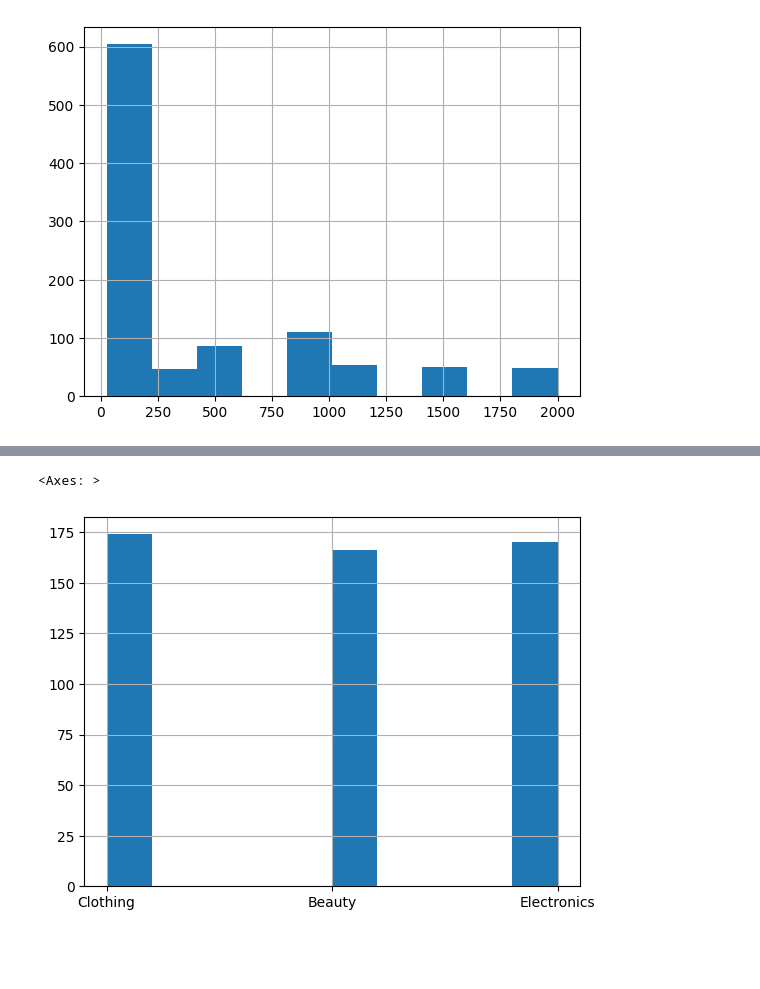
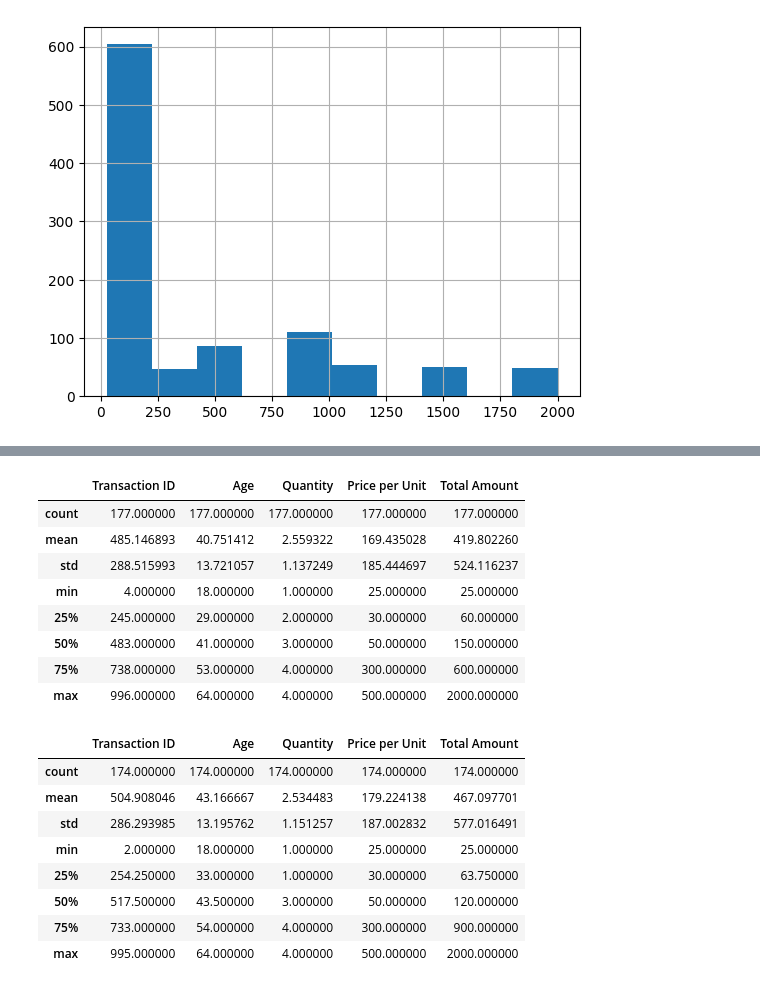
Before and after one commit to nikhilgudur/MSDA, a Jupyter notebook: data-220/hw-02/Gudur_HW2.ipynb, the cells around one changed output, grey strips where cells are left out. Drawn from its saved outputs; the diff is of its cells as text; code cells hidden in the pictures; blank space fills up the shorter version.

```diff
--- a/data-220/hw-02/Gudur_HW2.ipynb
+++ b/data-220/hw-02/Gudur_HW2.ipynb
@@ -30,9 +25,32 @@ male_customers["Product Category"].hist(bins=10)
-# %%
-female_customers = df[(df["Gender"] == "Female")]
-
-female_customers['Product Category'].hist(bins=10)
-# %% [output]
-<Axes: >
-[figure, removed]
+# %%
+# Descriptive Statistics of Male customers with product category of Clothing
+
+male_customers = df[(df["Gender"] == "Male") & (df['Product Category'] == "Clothing")]
+male_customers.describe()
+# %% [output]
+|  | Transaction ID | Age | Quantity | Price per Unit | Total Amount |
+| count | 177.000000 | 177.000000 | 177.000000 | 177.000000 | 177.000000 |
+| mean | 485.146893 | 40.751412 | 2.559322 | 169.435028 | 419.802260 |
+| std | 288.515993 | 13.721057 | 1.137249 | 185.444697 | 524.116237 |
+| min | 4.000000 | 18.000000 | 1.000000 | 25.000000 | 25.000000 |
+| 25% | 245.000000 | 29.000000 | 2.000000 | 30.000000 | 60.000000 |
+| 50% | 483.000000 | 41.000000 | 3.000000 | 50.000000 | 150.000000 |
+| 75% | 738.000000 | 53.000000 | 4.000000 | 300.000000 | 600.000000 |
+| max | 996.000000 | 64.000000 | 4.000000 | 500.000000 | 2000.000000 |
+# %%
+# Descriptive Statistics of Female customers with product category of Clothing
+
+female_customers = df[(df["Gender"] == "Female") & (df["Product Category"] == "Clothing")]
+female_customers.describe()
+# %% [output]
+|  | Transaction ID | Age | Quantity | Price per Unit | Total Amount |
+| count | 174.000000 | 174.000000 | 174.000000 | 174.000000 | 174.000000 |
+| mean | 504.908046 | 43.166667 | 2.534483 | 179.224138 | 467.097701 |
+| std | 286.293985 | 13.195762 | 1.151257 | 187.002832 | 577.016491 |
+| min | 2.000000 | 18.000000 | 1.000000 | 25.000000 | 25.000000 |
+| 25% | 254.250000 | 33.000000 | 1.000000 | 30.000000 | 63.750000 |
+| 50% | 517.500000 | 43.500000 | 3.000000 | 50.000000 | 120.000000 |
+| 75% | 733.000000 | 54.000000 | 4.000000 | 300.000000 | 900.000000 |
+| max | 995.000000 | 64.000000 | 4.000000 | 500.000000 | 2000.000000 |
 # %%
 plt.figure(figsize=(8,6))
```
Also changed, not shown: parts of 5 cells of this notebook, 3 other files.
